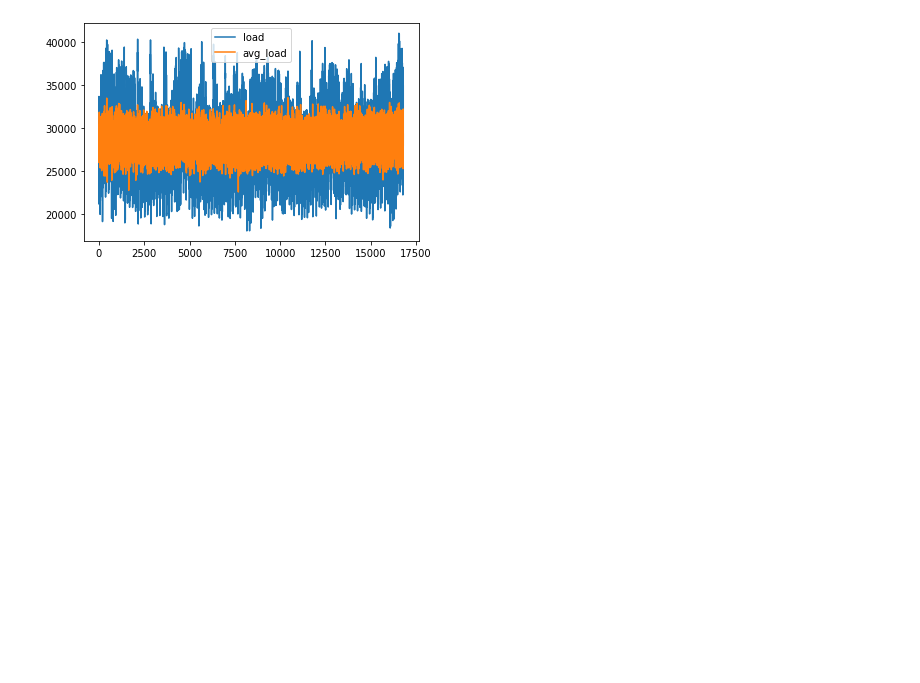
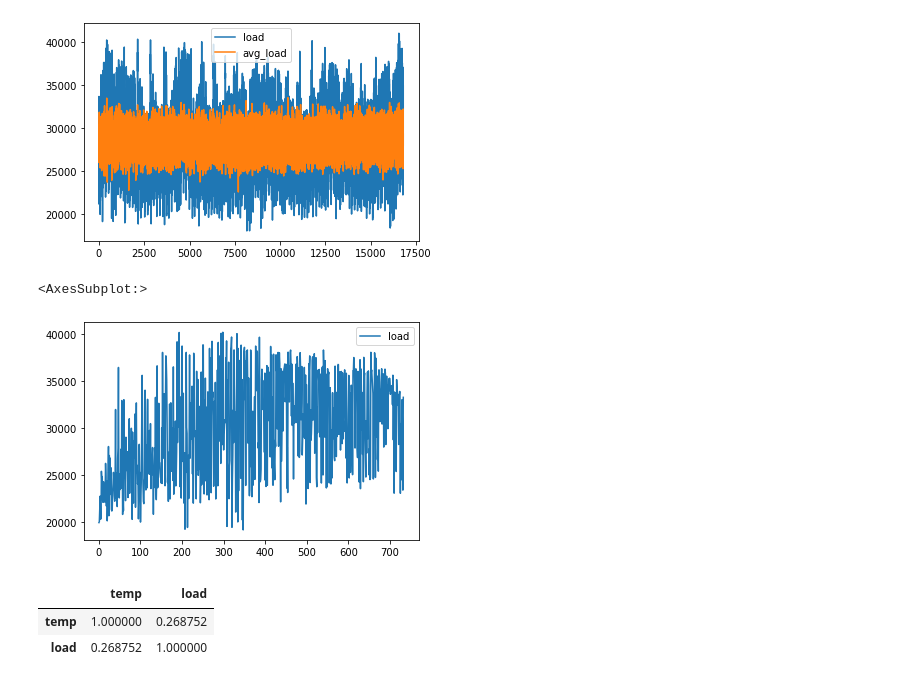
Before and after one commit to GeorgiosTheocharidis/dissertation, a Jupyter notebook: notebooks/inspect_data.ipynb, the cells around one changed output. Cells and saved outputs as stored; diff of their text form; code cells hidden in the pictures; blank space fills up the shorter version.

```diff
--- a/notebooks/inspect_data.ipynb
+++ b/notebooks/inspect_data.ipynb
@@ -345,3 +346,24 @@ data.plot()
 # %% [output]
 <AxesSubplot:>
 [figure]
+# %%
+sql = """
+select load
+from master a, energy b
+where
+a.date_time = b.date_time
+and extract(month from a.date_time) = 1
+and extract(year from a.date_time) = 2015
+order by average_temp;
+"""
+data = pd.read_sql_query( sql, con=engine)
+data.plot()
+# %% [output]
+<AxesSubplot:>
+[figure, added]
+# %%
+data.corr()
+# %% [output]
+|  | temp | load |
+| temp | 1.000000 | 0.268752 |
+| load | 0.268752 | 1.000000 |
```
Also changed, not shown: parts of 6 cells of this notebook, 11 other files.
